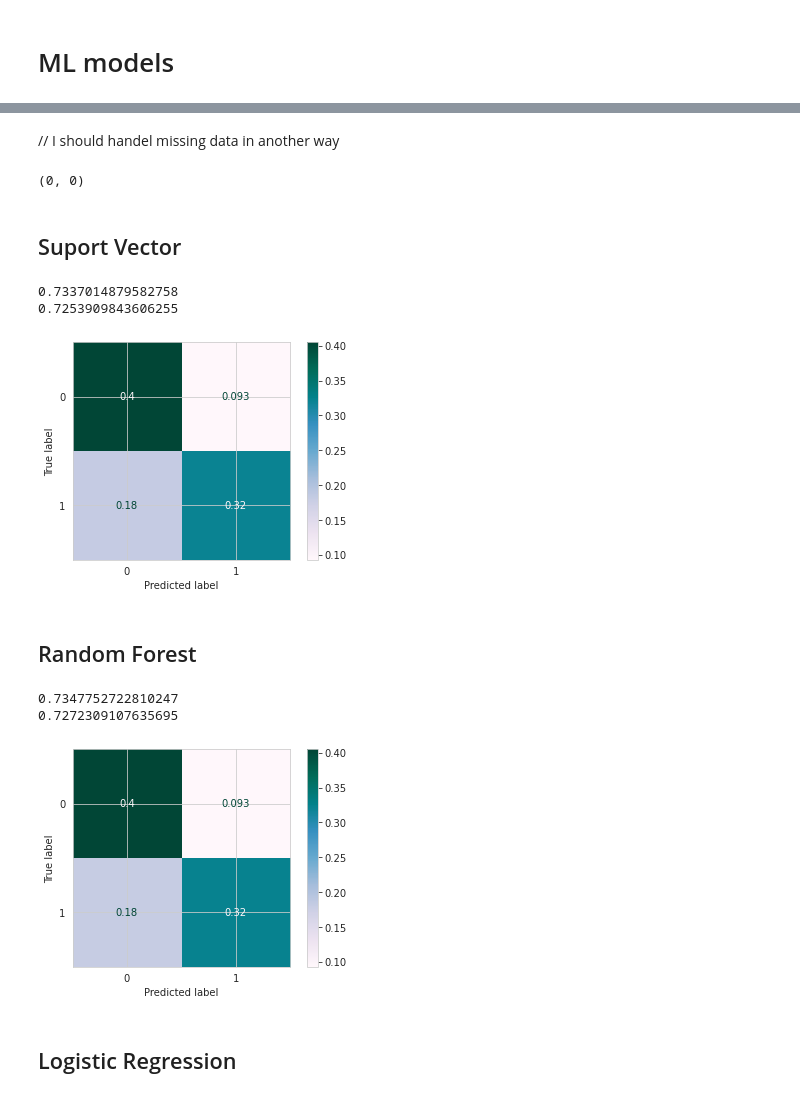
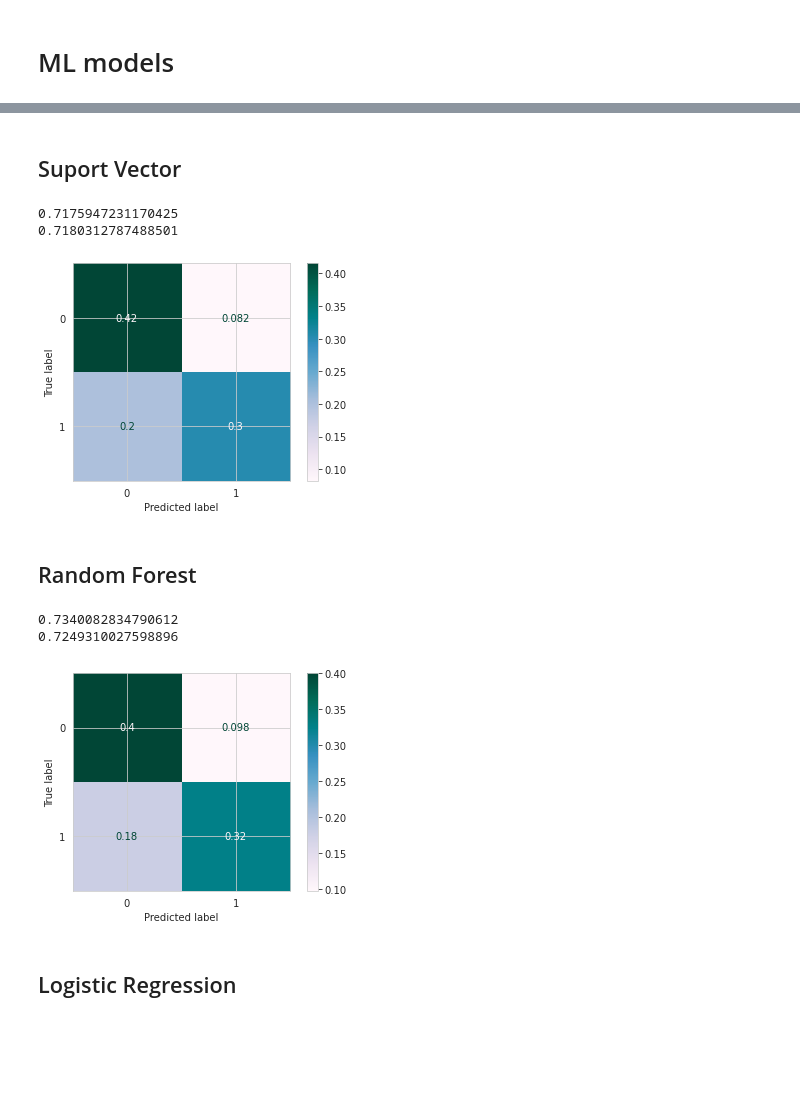
Before and after one commit to Abdelrahman-Hanafy/Kaggle-Knowledge, a Jupyter notebook: spaceship-titanic.ipynb, the cells around one changed output, grey strips where cells are left out. Drawn from its saved outputs; the diff is of its cells as text; code cells hidden in the pictures; blank space fills up the shorter version.

```diff
--- a/spaceship-titanic.ipynb
+++ b/spaceship-titanic.ipynb
@@ -253,0 +403,6 @@ sns.countplot(data=train_df,x="CryoSleep",hue="Transported",ax=axs[1])
+# %%
+Traget = "Transported"
+
+X = train.drop(Traget , axis =1 )
+y = train[Traget]
+X_train , X_test , y_train , y_test = train_test_split(X , y, random_state = 12 ,test_size =0.33)
@@ -279,45 +446,24 @@ X_train, X_test, y_train, y_test = train_test_split(X, y, test_size=0.25, random
-# %% [markdown]
-// I should handel missing data in another way
-# %%
-# Create our imputer to replace missing values with the mean e.g.
-imp = SimpleImputer(missing_values=np.nan, strategy='mean')
-imp = imp.fit(X_train)
-
-X_train = imp.transform(X_train)
-X_test = imp.transform(X_test)
-
-np.isnan(X_train).sum(),np.isnan(X_test).sum()
-# %% [output]
-(0, 0)
-# %%
-from sklearn.metrics import confusion_matrix,classification_report,plot_confusion_matrix,ConfusionMatrixDisplay
-
-def matrix_it(model,X_train, X_test, y_train, y_test):
-    model.fit(X_train,y_train)
-    print(model.score(X_train,y_train))
-    print(model.score(X_test, y_test))
-    pred_ = model.predict(X_test)
-    #creating confusion matrix to know the errors
-    conf = confusion_matrix(y_test, pred_ ,normalize="all")
-    disp = ConfusionMatrixDisplay(conf).plot(cmap=plt.cm.PuBuGn)
 # %% [markdown]
 ## Suport Vector
 # %%
 svc = SVC()
+svc.fit(X_train,y_train)
 matrix_it(svc,X_train, X_test, y_train, y_test)
 # %% [output]
-0.7337014879582758
-0.7253909843606255
+0.7175947231170425
+0.7180312787488501
-[figure, old version]
+[figure, new version]
 # %% [markdown]
 ## Random Forest
 # %%
 rf = RandomForestClassifier(n_estimators=250, max_depth=7, random_state=1)
+rf.fit(X_train,y_train)
+
 matrix_it(rf,X_train, X_test, y_train, y_test)
 # %% [output]
-0.7347752722810247
-0.7272309107635695
+0.7340082834790612
+0.7249310027598896
-[figure, old version]
+[figure, new version]
 # %% [markdown]
 ## Logistic Regression
 # %%
```
Also changed, not shown: parts of 54 cells of this notebook.
